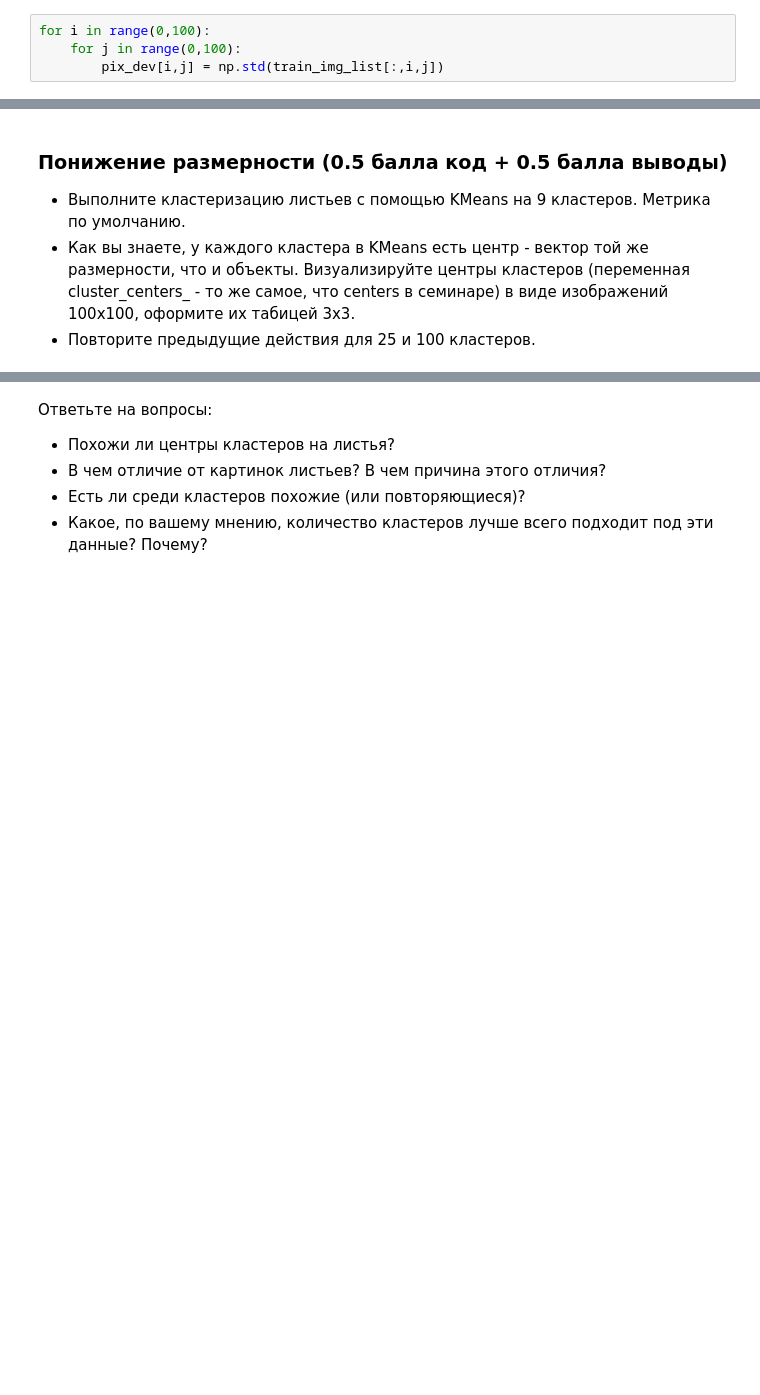
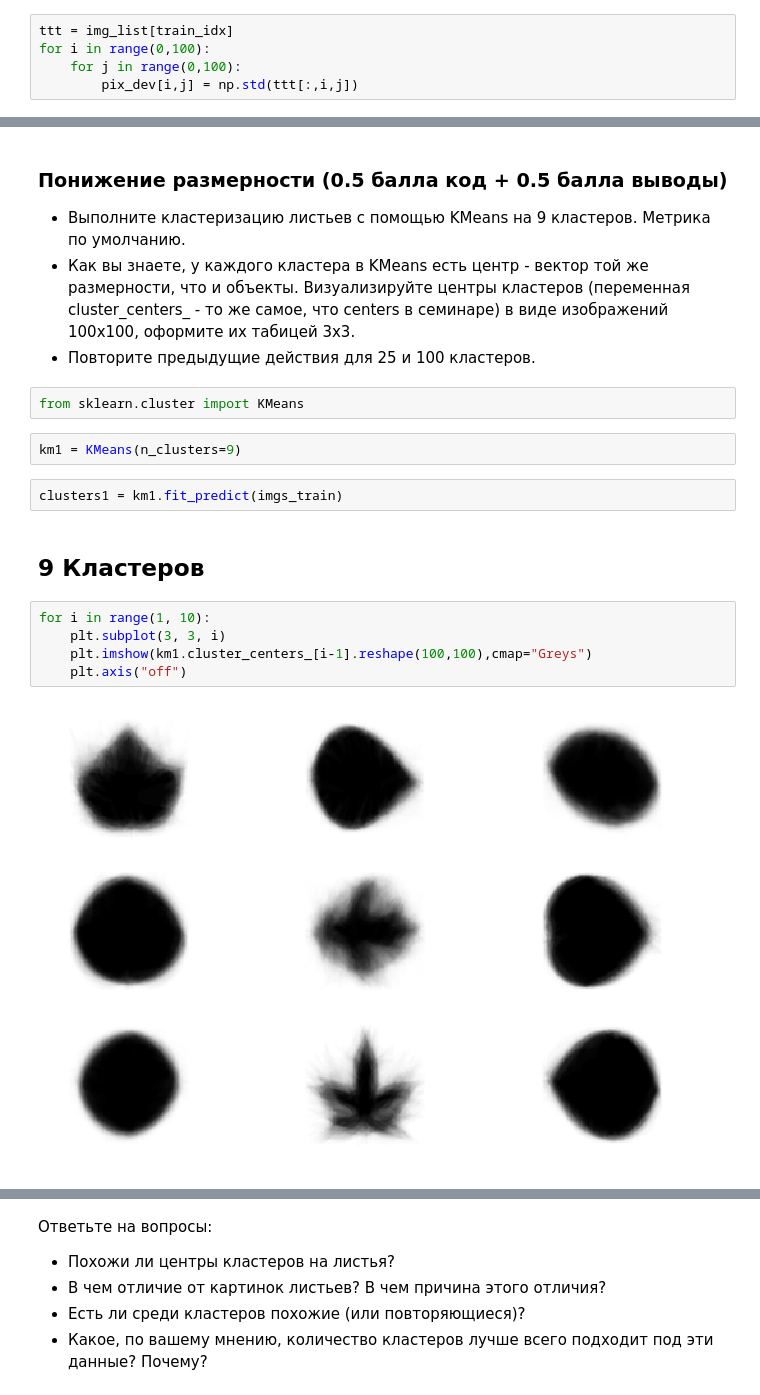
Before and after one commit to alxkornv/University-programming-projects, a Jupyter notebook: HW3/hw3.ipynb, the cells around one changed output, grey strips where cells are left out. Drawn from its saved outputs; the diff is of its cells as text; blank space fills up the shorter version.

```diff
--- a/HW3/hw3.ipynb
+++ b/HW3/hw3.ipynb
@@ -295,7 +298,8 @@ pix_dev = np.zeros((100,100))#матрица, в которой будут хр
 # %%
+ttt = img_list[train_idx]
 for i in range(0,100):
     for j in range(0,100):
-        pix_dev[i,j] = np.std(train_img_list[:,i,j])
+        pix_dev[i,j] = np.std(ttt[:,i,j])
 # %% [markdown]
 ## Стандартное отклонение пикселей
 # %%
@@ -400,3 +396,18 @@ plt.colorbar()
 * Выполните кластеризацию листьев с помощью KMeans на 9 кластеров. Метрика по умолчанию.
 * Как вы знаете, у каждого кластера в KMeans есть центр - вектор той же размерности, что и объекты. Визуализируйте центры кластеров (переменная cluster\_centers\_ - то же самое, что centers в семинаре) в виде изображений 100x100, оформите их табицей 3x3.
 * Повторите предыдущие действия для 25 и 100 кластеров.
+# %%
+from sklearn.cluster import KMeans
+# %%
+km1 = KMeans(n_clusters=9)
+# %%
+clusters1 = km1.fit_predict(imgs_train)
+# %% [markdown]
+## 9 Кластеров
+# %%
+for i in range(1, 10):
+    plt.subplot(3, 3, i)
+    plt.imshow(km1.cluster_centers_[i-1].reshape(100,100),cmap="Greys")
+    plt.axis("off")
+# %% [output]
+[figure, added]
```
Also changed, not shown: parts of 122 cells of this notebook.
